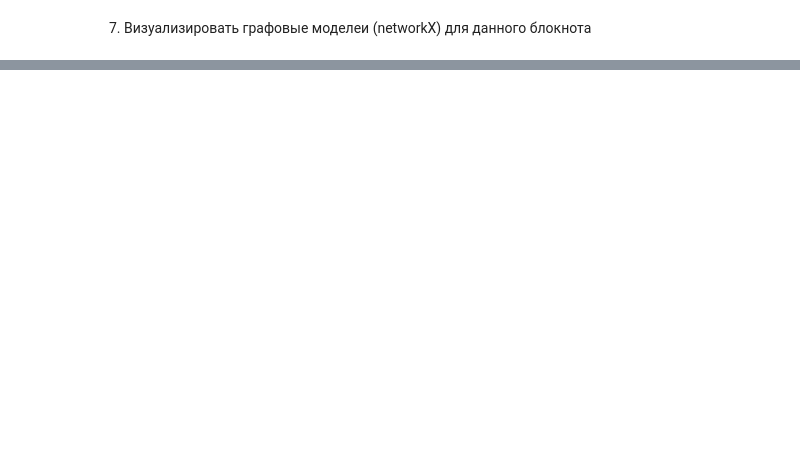
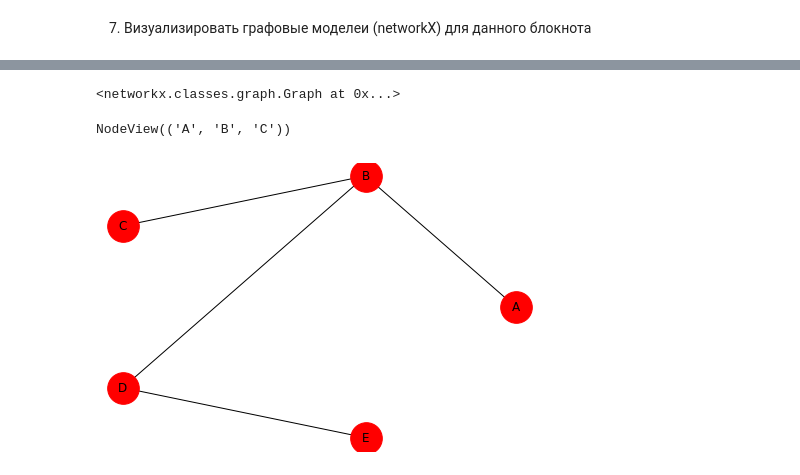
Before and after one commit to SizovaDarya708/DataAnalysis, a Jupyter notebook: HomeWork/Marcov.ipynb, the cells around one changed output, grey strips where cells are left out. Drawn from its saved outputs; the diff is of its cells as text; code cells hidden in the pictures; blank space fills up the shorter version.

```diff
--- a/HomeWork/Marcov.ipynb
+++ b/HomeWork/Marcov.ipynb
@@ -543,0 +194,30 @@ b)[0,5712, 0,4288].
+# %%
+graph = nx.Graph()
+
+graph
+# %% [output]
+<networkx.classes.graph.Graph at 0x...>
+# %%
+graph.add_node('A')
+graph.add_node('B')
+graph.add_node('C')
+
+graph.nodes()
+# %% [output]
+NodeView(('A', 'B', 'C'))
+# %%
+def add_edge(f_item, s_item, graph=None):
+  graph.add_edge(f_item, s_item)
+  graph.add_edge(s_item, f_item)
+# %%
+add_edge('A', 'B', graph=graph)
+add_edge('B', 'C', graph=graph)
+add_edge('B', 'D', graph=graph)
+add_edge('D', 'E', graph=graph)
+
+nx.draw_circular(graph,
+         node_color='red',
+         node_size=1000,
+         with_labels=True)
+# %% [output]
+[figure, added]
```
Also changed, not shown: parts of 107 cells of this notebook.
